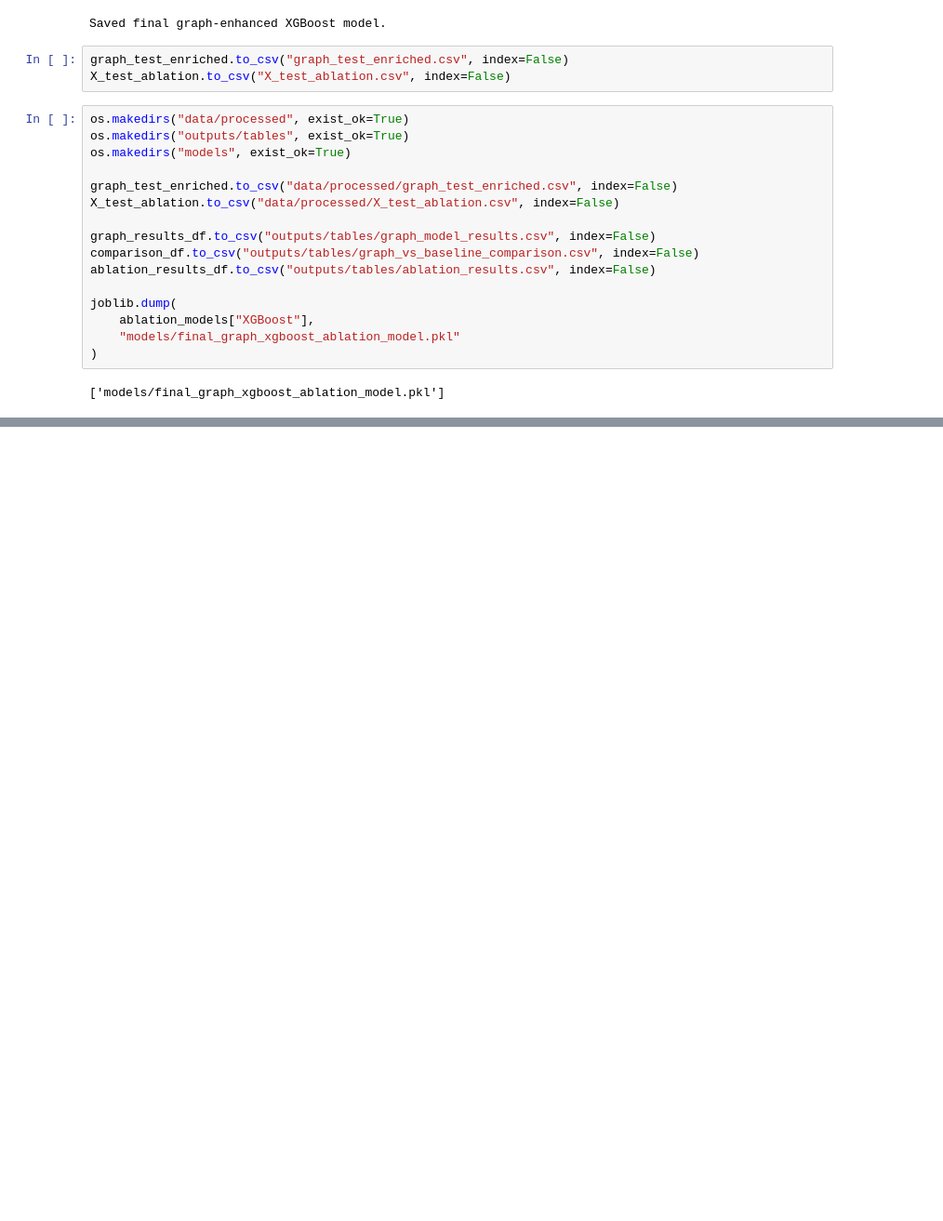
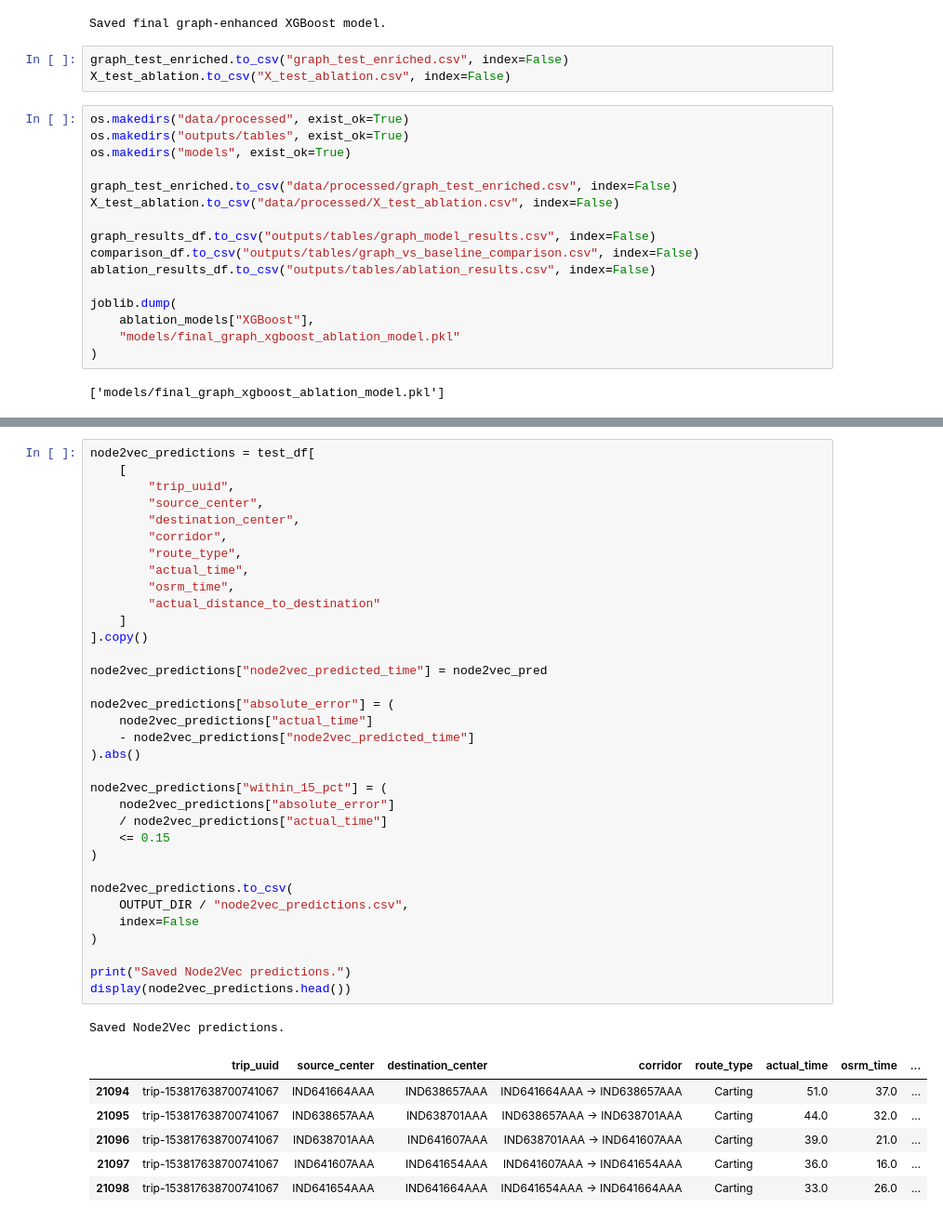
Before and after one commit to yug-birla/delivery-eta-graph-intelligence, a Jupyter notebook: notebooks/04_graph_enhanced_eta_model.ipynb, the cells around one changed output, grey strips where cells are left out. Shown: that part at 93% size. Cells and saved outputs as stored; diff of their text form; blank space fills up the shorter version.

Commit message:
Add Node2Vec benchmark and 15 percent ETA accuracy metric

```diff
--- a/notebooks/04_graph_enhanced_eta_model.ipynb
+++ b/notebooks/04_graph_enhanced_eta_model.ipynb
@@ -873,0 +1317,42 @@ joblib.dump(
+# %%
+node2vec_predictions = test_df[
+    [
+        "trip_uuid",
+        "source_center",
+        "destination_center",
+        "corridor",
+        "route_type",
+        "actual_time",
+        "osrm_time",
+        "actual_distance_to_destination"
+    ]
+].copy()
+
+node2vec_predictions["node2vec_predicted_time"] = node2vec_pred
+
+node2vec_predictions["absolute_error"] = (
+    node2vec_predictions["actual_time"]
+    - node2vec_predictions["node2vec_predicted_time"]
+).abs()
+
+node2vec_predictions["within_15_pct"] = (
+    node2vec_predictions["absolute_error"]
+    / node2vec_predictions["actual_time"]
+    <= 0.15
+)
+
+node2vec_predictions.to_csv(
+    OUTPUT_DIR / "node2vec_predictions.csv",
+    index=False
+)
+
+print("Saved Node2Vec predictions.")
+display(node2vec_predictions.head())
+# %% [output]
+Saved Node2Vec predictions.
+|  | trip_uuid | source_center | destination_center | corridor | route_type | actual_time | osrm_time | ... |
+| 21094 | trip-153817638700741067 | IND641664AAA | IND638657AAA | IND641664AAA -> IND638657AAA | Carting | 51.0 | 37.0 | ... |
+| 21095 | trip-153817638700741067 | IND638657AAA | IND638701AAA | IND638657AAA -> IND638701AAA | Carting | 44.0 | 32.0 | ... |
+| 21096 | trip-153817638700741067 | IND638701AAA | IND641607AAA | IND638701AAA -> IND641607AAA | Carting | 39.0 | 21.0 | ... |
+| 21097 | trip-153817638700741067 | IND641607AAA | IND641654AAA | IND641607AAA -> IND641654AAA | Carting | 36.0 | 16.0 | ... |
+| 21098 | trip-153817638700741067 | IND641654AAA | IND641664AAA | IND641654AAA -> IND641664AAA | Carting | 33.0 | 26.0 | ... |
```
Also changed, not shown: parts of 12 cells of this notebook, 2 other files.
